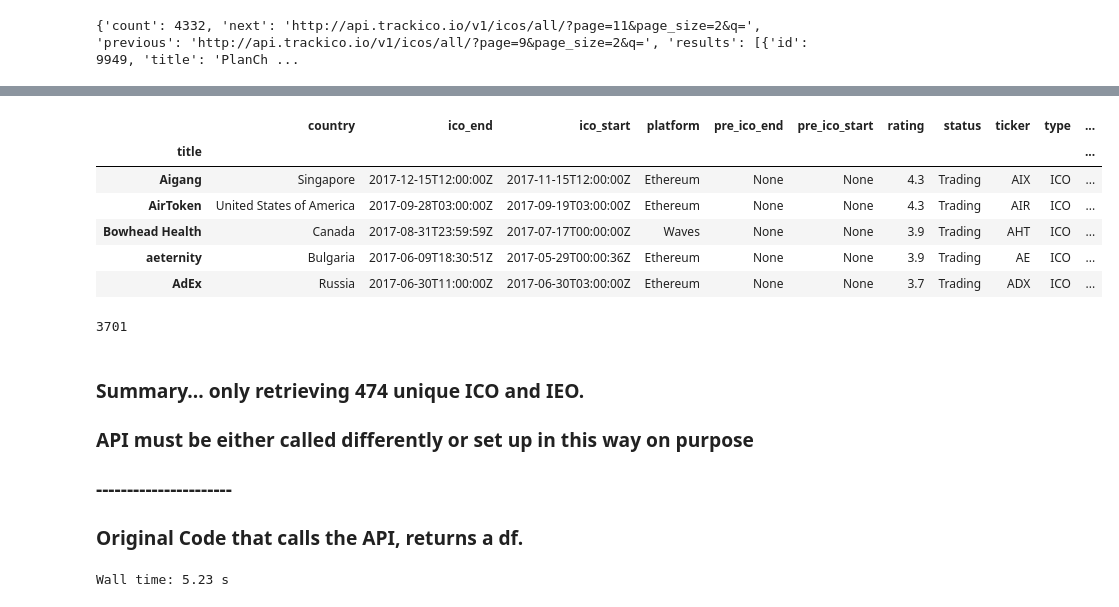
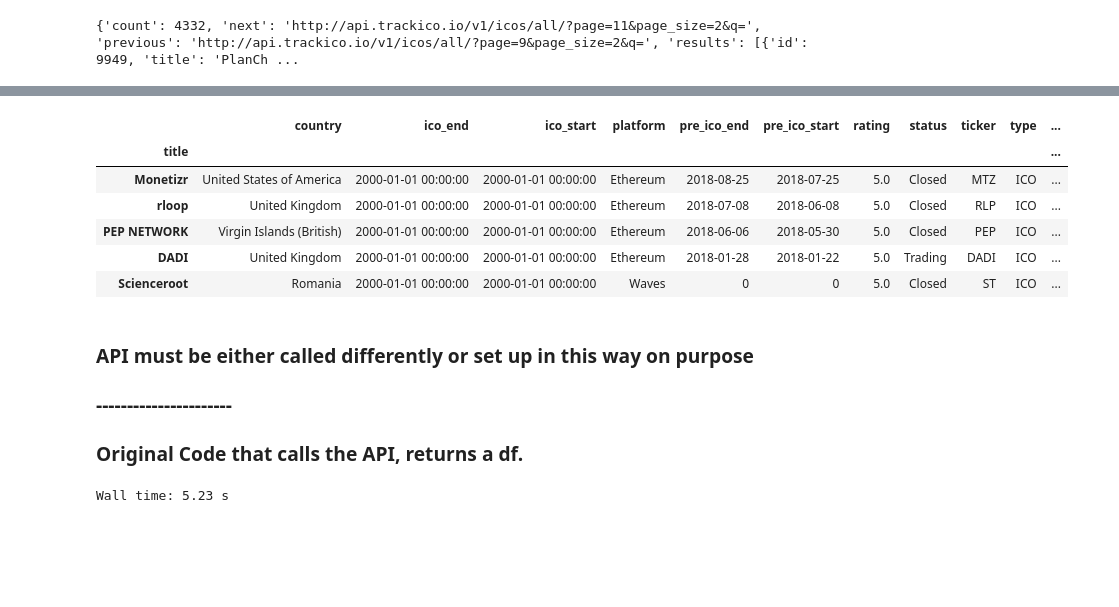
Before and after one commit to eccadena/ICO_Viability_Index, a Jupyter notebook: notebooks/libs/Eric/ready/trackIPO_final.ipynb, the cells around one changed output, grey strips where cells are left out. Saved outputs shown, nothing was run; the diff lists cells and outputs as text; code cells hidden in the pictures; blank space fills up the shorter version.

Commit message:
fupdating trackIPO. datetime cleaning still in operation

```diff
--- a/notebooks/libs/Eric/ready/trackIPO_final.ipynb
+++ b/notebooks/libs/Eric/ready/trackIPO_final.ipynb
@@ -128,0 +185,7 @@ datetime.datetime.strptime(date_time_str, '%Y-%m-%dT%H:%M:%SZ').date()
+# %%
+#scratch
+date_time_obj_start = datetime.datetime.strptime(ICO_API_df['ico_start'][1], '%Y-%m-%dT%H:%M:%SZ')
+date_time_obj_end = datetime.datetime.strptime(ICO_API_df['ico_end'][1], '%Y-%m-%dT%H:%M:%SZ')
+start = date_time_obj_start.date()
+end = date_time_obj_end.date()
+(end - start).days
@@ -129,11 +299,21 @@ datetime.datetime.strptime(date_time_str, '%Y-%m-%dT%H:%M:%SZ').date()
 # %%
-for entry in ICO_API_df['ico_end']:
+for i in range(0,len(ICO_API_df['ticker'].unique().tolist())):
 
-    print('working on next entry')
+    #print(ICO_API_df['ico_end'][i])
+    print(f"working on {i}th entry")
 
-    if entry == None:
-        ICO_API_df['End'] = None
+    if ICO_API_df['pre_ico_end'][i] == None:
+        ICO_API_df['pre_ico_end'][i] = 0
+        ICO_API_df['pre_ico_start'][i] = 0
     else:
-        ICO_API_df['End'] = datetime.datetime.strptime(entry, '%Y-%m-%dT%H:%M:%SZ').date()
+        date_time_obj_start = datetime.datetime.strptime(ICO_API_df['pre_ico_start'][i], '%Y-%m-%dT%H:%M:%SZ')
+        date_time_obj_end = datetime.datetime.strptime(ICO_API_df['pre_ico_end'][i], '%Y-%m-%dT%H:%M:%SZ')
+        start = date_time_obj_start.date()
+        end = date_time_obj_end.date()
+        ICO_API_df['pre_ico_end'][i] = end
+        ICO_API_df['pre_ico_start'][i] = start
+        ICO_API_df['pre_ico_duration'][i] = (end - start).days
+
+    print('completed')
 
     #ICO_API_df['End'] = ICO_API_df['ico_end'].apply(lambda x: datetime.datetime.strptime(x, '%Y-%m-%dT%H:%M:%SZ').date()
@@ -157,0 +380,4 @@ working on next en
+# %%
+ICO_API_df_cleaned = copy.deepcopy(ICO_API_df)
+
+ICO_API_df_cleaned.head()
@@ -157,0 +392,7 @@ working on next en
+# %%
+for i in range(0,len(ICO_API_df_cleaned['ticker'].unique().tolist())):
+    if type(ICO_API_df_cleaned['ico_start'][i]) != datetime.date or type(ICO_API_df_cleaned['ico_end'][i]) != datetime.time:
+        ICO_API_df_cleaned['ico_start'][i] = datetime.datetime(2000, 1, 1)
+        ICO_API_df_cleaned['ico_end'][i] = datetime.datetime(2000, 1, 1)
+    else:
+        continue
@@ -158,19 +408,14 @@ working on next en
 # %%
-ICO_API_df.head()
+ICO_API_df_cleaned.head()
 # %% [output]
 |  | country | ico_end | ico_start | platform | pre_ico_end | pre_ico_start | rating | status | ticker | type | ... |
 | title |  |  |  |  |  |  |  |  |  |  | ... |
-| Aigang | Singapore | 2017-12-15T12:00:00Z | 2017-11-15T12:00:00Z | Ethereum | None | None | 4.3 | Trading | AIX | ICO | ... |
-| AirToken | United States of America | 2017-09-28T03:00:00Z | 2017-09-19T03:00:00Z | Ethereum | None | None | 4.3 | Trading | AIR | ICO | ... |
-| Bowhead Health | Canada | 2017-08-31T23:59:59Z | 2017-07-17T00:00:00Z | Waves | None | None | 3.9 | Trading | AHT | ICO | ... |
-| aeternity | Bulgaria | 2017-06-09T18:30:51Z | 2017-05-29T00:00:36Z | Ethereum | None | None | 3.9 | Trading | AE | ICO | ... |
-| AdEx | Russia | 2017-06-30T11:00:00Z | 2017-06-30T03:00:00Z | Ethereum | None | None | 3.7 | Trading | ADX | ICO | ... |
+| Monetizr | United States of America | 2000-01-01 00:00:00 | 2000-01-01 00:00:00 | Ethereum | 2018-08-25 | 2018-07-25 | 5.0 | Closed | MTZ | ICO | ... |
+| rloop | United Kingdom | 2000-01-01 00:00:00 | 2000-01-01 00:00:00 | Ethereum | 2018-07-08 | 2018-06-08 | 5.0 | Closed | RLP | ICO | ... |
+| PEP NETWORK | Virgin Islands (British) | 2000-01-01 00:00:00 | 2000-01-01 00:00:00 | Ethereum | 2018-06-06 | 2018-05-30 | 5.0 | Closed | PEP | ICO | ... |
+| DADI | United Kingdom | 2000-01-01 00:00:00 | 2000-01-01 00:00:00 | Ethereum | 2018-01-28 | 2018-01-22 | 5.0 | Trading | DADI | ICO | ... |
+| Scienceroot | Romania | 2000-01-01 00:00:00 | 2000-01-01 00:00:00 | Waves | 0 | 0 | 5.0 | Closed | ST | ICO | ... |
-# %%
-len(ICO_API_df['ticker'].unique().tolist()) #474 unqiue cryptos/platforms
-# %% [output]
-3701
 # %% [markdown]
-### Summary... only retrieving 474 unique ICO and IEO.
 ### API must be either called differently or set up in this way on purpose
 ### ----------------------
 ### Original Code that calls the API, returns a df.
```
Also changed, not shown: parts of 28 cells of this notebook.
